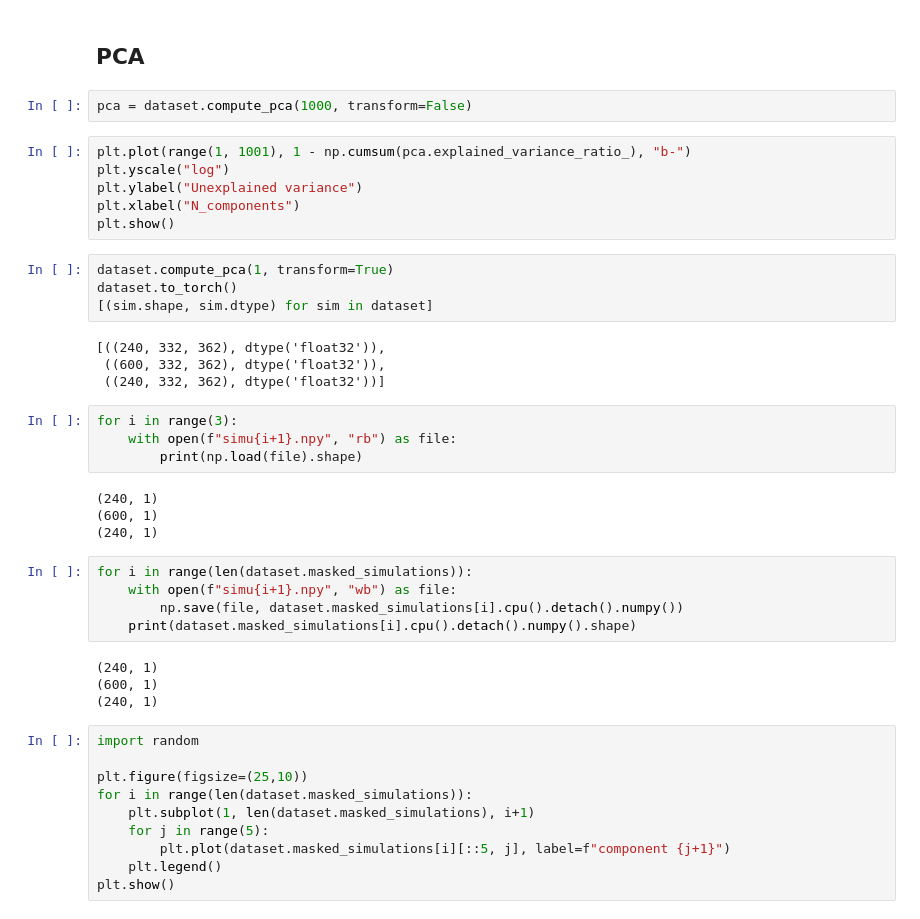
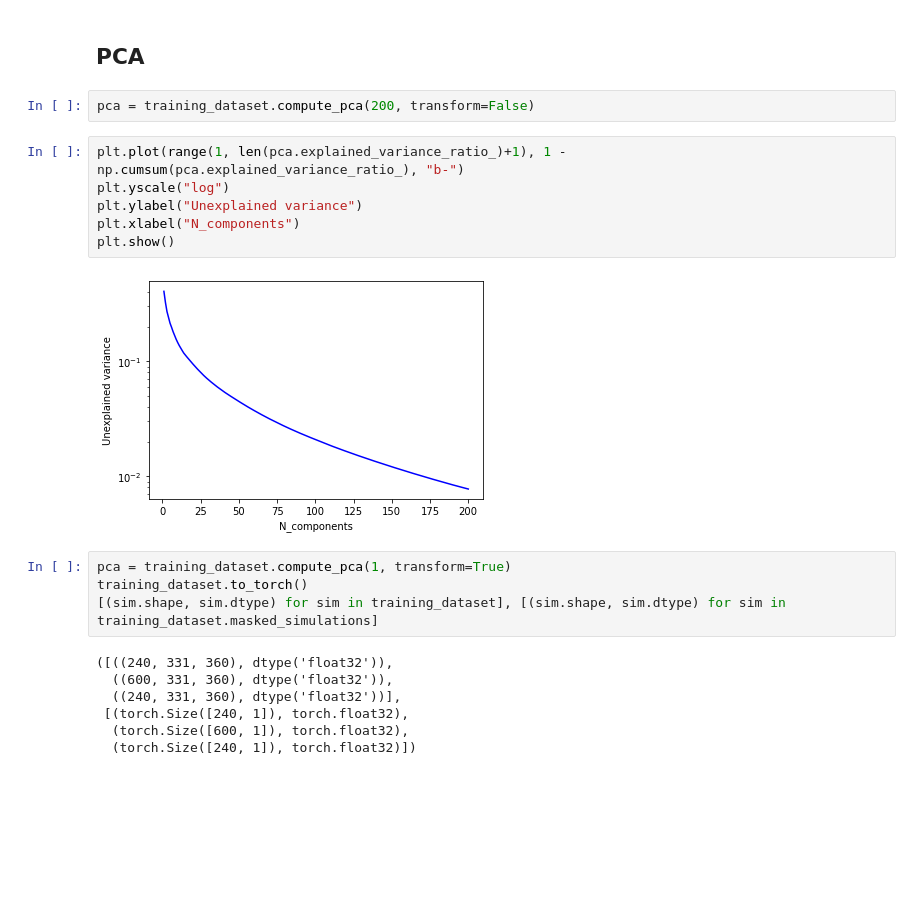
Before and after one commit to Maison-de-la-Simulation/hrmes, a Jupyter notebook: pca.ipynb, the cells around one changed output. Saved outputs shown, nothing was run; the diff lists cells and outputs as text; blank space fills up the shorter version.

```diff
--- a/pca.ipynb
+++ b/pca.ipynb
@@ -52,45 +64,23 @@ dataset.apply_mask()
 # %% [markdown]
 ## PCA
 # %%
-pca = dataset.compute_pca(1000, transform=False)
+pca = training_dataset.compute_pca(200, transform=False)
 # %%
-plt.plot(range(1, 1001), 1 - np.cumsum(pca.explained_variance_ratio_), "b-")
+plt.plot(range(1, len(pca.explained_variance_ratio_)+1), 1 - np.cumsum(pca.explained_variance_ratio_), "b-")
 plt.yscale("log")
 plt.ylabel("Unexplained variance")
 plt.xlabel("N_components")
 plt.show()
+# %% [output]
+[figure, added]
 # %%
-dataset.compute_pca(1, transform=True)
-dataset.to_torch()
-[(sim.shape, sim.dtype) for sim in dataset]
+pca = training_dataset.compute_pca(1, transform=True)
+training_dataset.to_torch()
+[(sim.shape, sim.dtype) for sim in training_dataset], [(sim.shape, sim.dtype) for sim in training_dataset.masked_simulations]
 # %% [output]
-[((240, 332, 362), dtype('float32')),
- ((600, 332, 362), dtype('float32')),
- ((240, 332, 362), dtype('float32'))]
+([((240, 331, 360), dtype('float32')),
+  ((600, 331, 360), dtype('float32')),
+  ((240, 331, 360), dtype('float32'))],
+ [(torch.Size([240, 1]), torch.float32),
+  (torch.Size([600, 1]), torch.float32),
+  (torch.Size([240, 1]), torch.float32)])
-# %%
-for i in range(3):
-    with open(f"simu{i+1}.npy", "rb") as file:
-        print(np.load(file).shape)
-# %% [output]
-(240, 1)
-(600, 1)
-(240, 1)
-# %%
-for i in range(len(dataset.masked_simulations)):
-    with open(f"simu{i+1}.npy", "wb") as file:
-        np.save(file, dataset.masked_simulations[i].cpu().detach().numpy())
-    print(dataset.masked_simulations[i].cpu().detach().numpy().shape)
-# %% [output]
-(240, 1)
-(600, 1)
-(240, 1)
-# %%
-import random
-
-plt.figure(figsize=(25,10))
-for i in range(len(dataset.masked_simulations)):
-    plt.subplot(1, len(dataset.masked_simulations), i+1)
-    for j in range(5):
-        plt.plot(dataset.masked_simulations[i][::5, j], label=f"component {j+1}")
-    plt.legend()
-plt.show()
```
Also changed, not shown: parts of 37 cells of this notebook, 1 other file.
